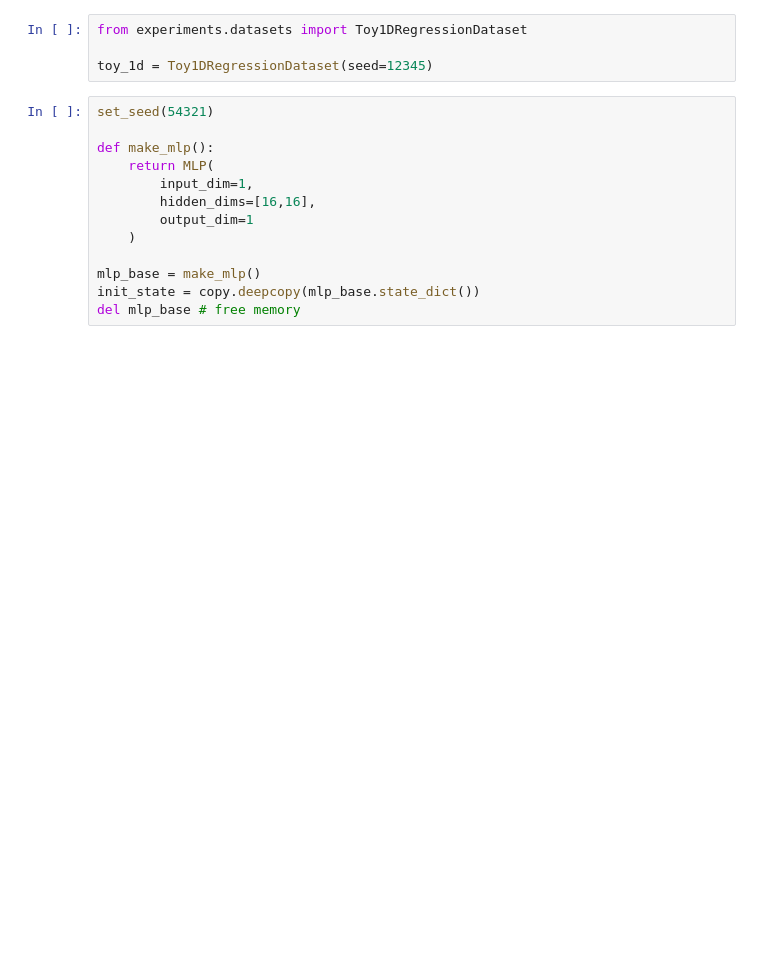
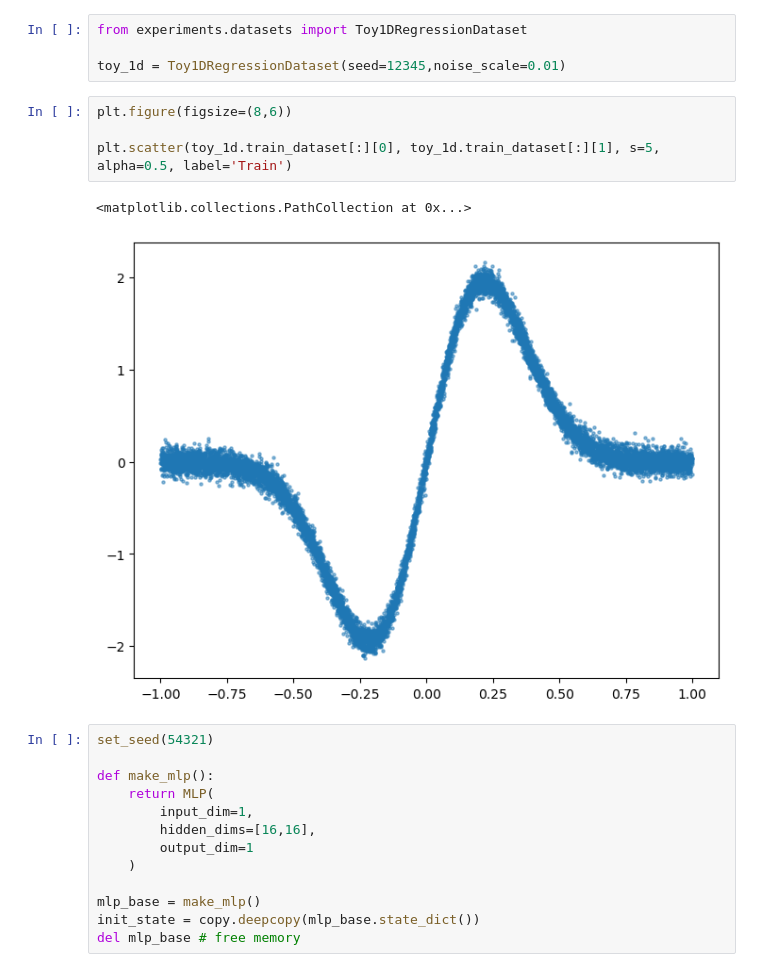
Before and after one commit to sambt/sven-experiments, a Jupyter notebook: notebooks_new/toy_1d_testing.ipynb, the cells around one changed output. Drawn from its saved outputs; the diff is of its cells as text; blank space fills up the shorter version.

Commit message:
a few new plots etc

```diff
--- a/notebooks_new/toy_1d_testing.ipynb
+++ b/notebooks_new/toy_1d_testing.ipynb
@@ -33,7 +33,14 @@ Using device: cuda
 # %%
 from experiments.datasets import Toy1DRegressionDataset
 
-toy_1d = Toy1DRegressionDataset(seed=12345)
+toy_1d = Toy1DRegressionDataset(seed=12345,noise_scale=0.01)
+# %%
+plt.figure(figsize=(8,6))
+
+plt.scatter(toy_1d.train_dataset[:][0], toy_1d.train_dataset[:][1], s=5, alpha=0.5, label='Train')
+# %% [output]
+<matplotlib.collections.PathCollection at 0x...>
+[figure, added]
 # %%
 set_seed(54321)
 
```
Also changed, not shown: parts of 1 cell of this notebook, 5 other files.
